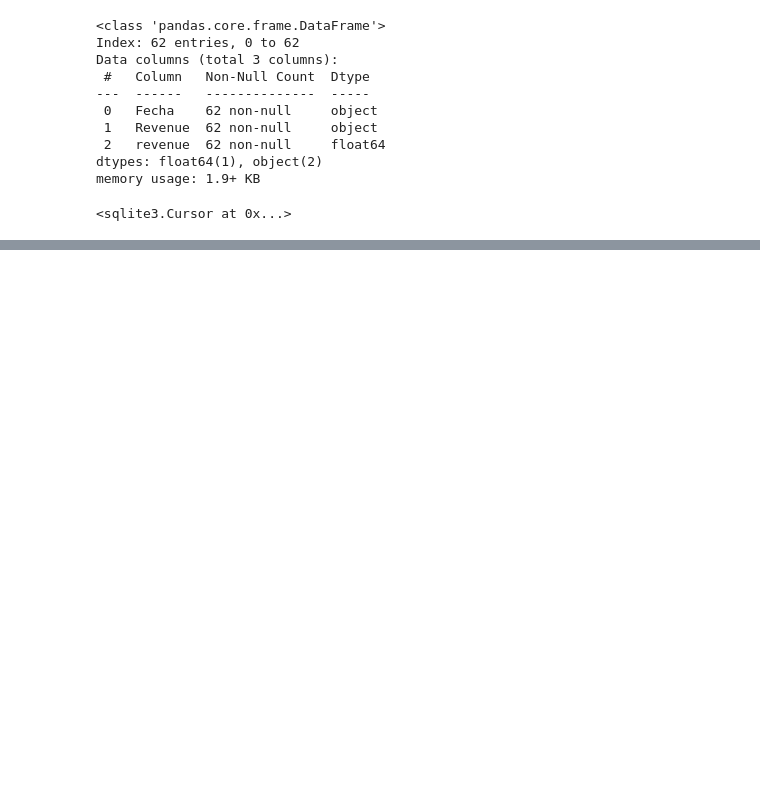
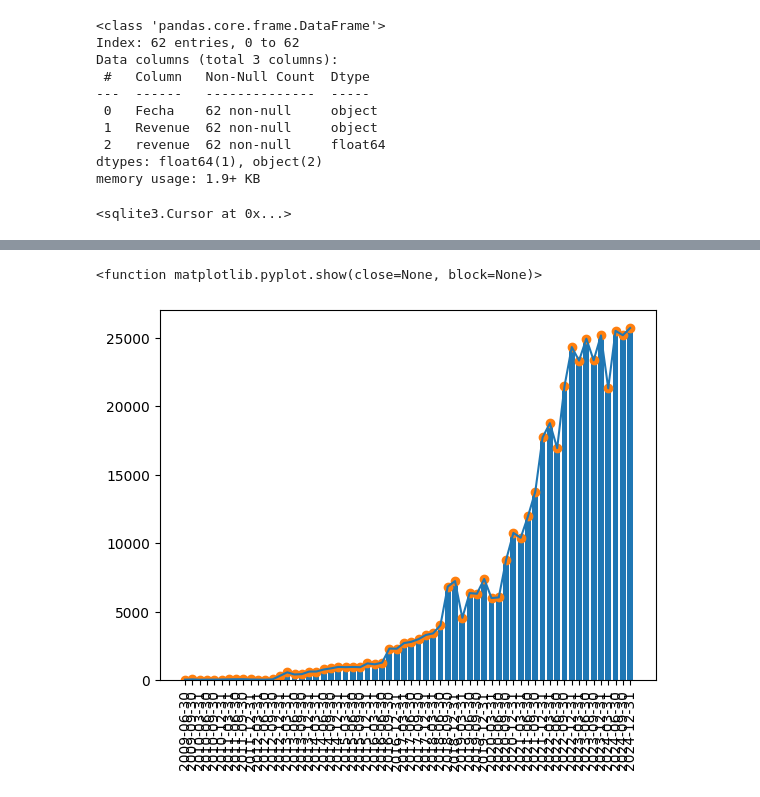
Before and after one commit to Valenfrc/web-scraping-project-tutorial, a Jupyter notebook: src/explore.es.ipynb, the cells around one changed output, grey strips where cells are left out. Saved outputs shown, nothing was run; the diff lists cells and outputs as text; code cells hidden in the pictures; blank space fills up the shorter version.

```diff
--- a/src/explore.es.ipynb
+++ b/src/explore.es.ipynb
@@ -190,0 +204,4 @@ cursor.execute("""
+# %%
+df_tesla = df_tesla.drop('Revenue', axis=1)
+
+print(df_tesla)
@@ -218,0 +314,11 @@ ProgrammingError: Incorrect number of bindings supplied. The current statement u
+# %%
+plt.Figure(figsize=(20,10))
+plt.xticks(rotation=90)
+
+plt.plot(df_tesla['Fecha'][::-1],df_tesla['revenue'][::-1])
+plt.bar(df_tesla['Fecha'][::-1],df_tesla['revenue'][::-1])
+plt.scatter(df_tesla['Fecha'][::-1],df_tesla['revenue'][::-1])
+plt.show
+# %% [output]
+<function matplotlib.pyplot.show(close=None, block=None)>
+[figure, added]
```
Also changed, not shown: parts of 10 cells of this notebook, 3 other files.
